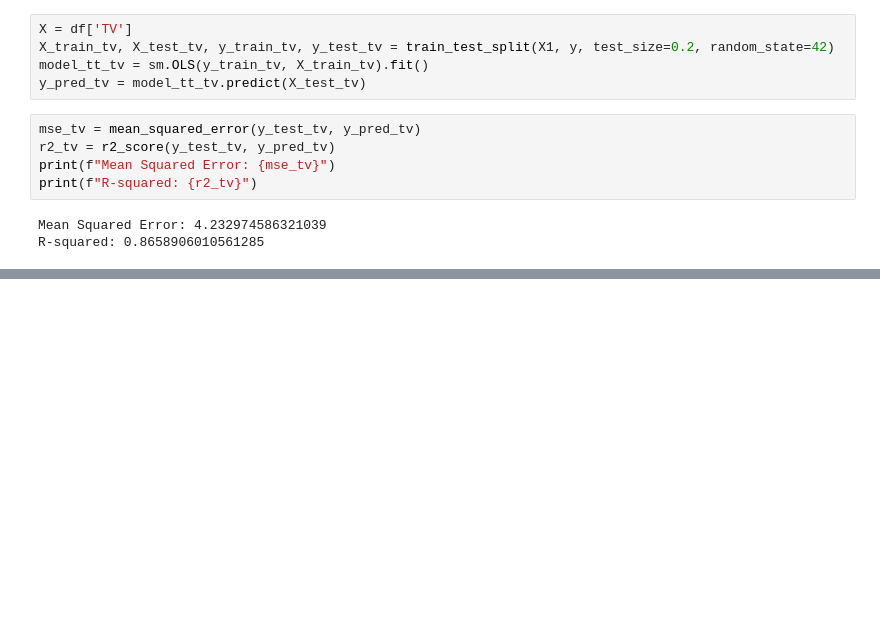
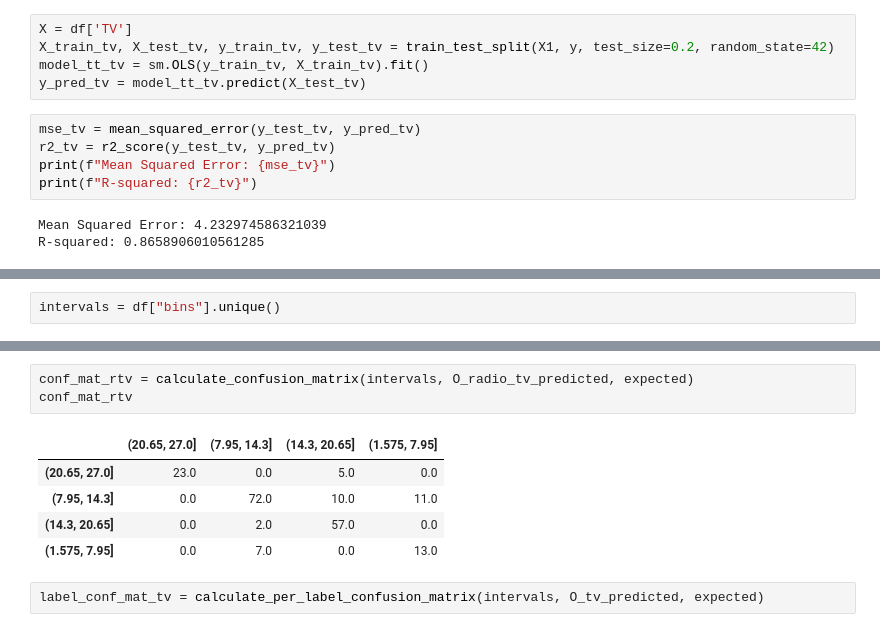
Before and after one commit to milalangone/unsupervised_advertising, a Jupyter notebook: regression_sales_analysis.ipynb, the cells around one changed output, grey strips where cells are left out. Drawn from its saved outputs; the diff is of its cells as text; blank space fills up the shorter version.

```diff
--- a/regression_sales_analysis.ipynb
+++ b/regression_sales_analysis.ipynb
@@ -481,0 +505,2 @@ R-squared: 0.8658906010561285
+# %%
+intervals = df["bins"].unique()
@@ -481,0 +593,11 @@ R-squared: 0.8658906010561285
+# %%
+conf_mat_rtv = calculate_confusion_matrix(intervals, O_radio_tv_predicted, expected)
+conf_mat_rtv
+# %% [output]
+|  | (20.65, 27.0] | (7.95, 14.3] | (14.3, 20.65] | (1.575, 7.95] |
+| (20.65, 27.0] | 23.0 | 0.0 | 5.0 | 0.0 |
+| (7.95, 14.3] | 0.0 | 72.0 | 10.0 | 11.0 |
+| (14.3, 20.65] | 0.0 | 2.0 | 57.0 | 0.0 |
+| (1.575, 7.95] | 0.0 | 7.0 | 0.0 | 13.0 |
+# %%
+label_conf_mat_tv = calculate_per_label_confusion_matrix(intervals, O_tv_predicted, expected)
```
Also changed, not shown: parts of 14 cells of this notebook, 1 other file.
